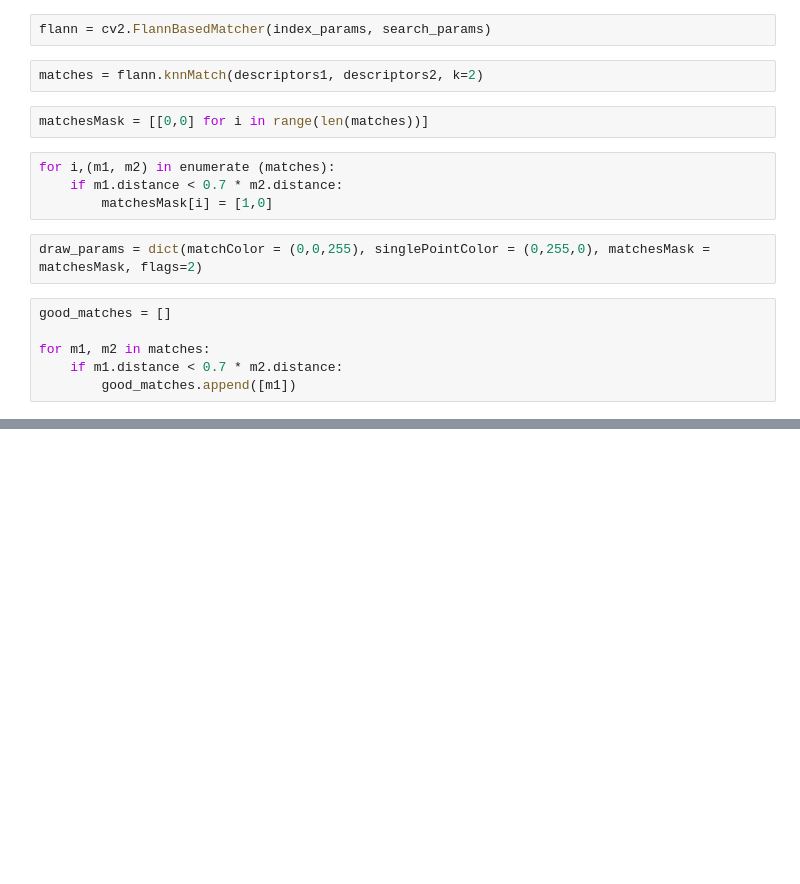
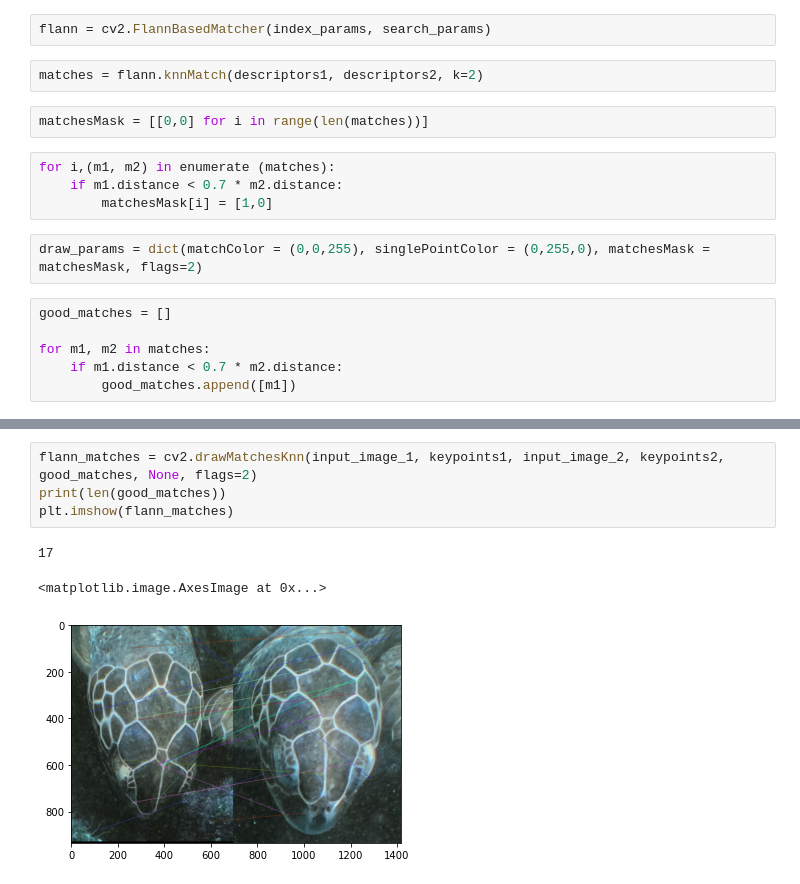
Before and after one commit to UFRJ-Analytica/hacking-rio-2022-time-1, a Jupyter notebook: notebooks/face_recognition/sift.ipynb, the cells around one changed output, grey strips where cells are left out. Saved outputs shown, nothing was run; the diff lists cells and outputs as text; blank space fills up the shorter version.

```diff
--- a/notebooks/face_recognition/sift.ipynb
+++ b/notebooks/face_recognition/sift.ipynb
@@ -56,0 +69,8 @@ plt.imshow(flann_matches)
+# %%
+flann_matches = cv2.drawMatchesKnn(input_image_1, keypoints1, input_image_2, keypoints2, good_matches, None, flags=2)
+print(len(good_matches))
+plt.imshow(flann_matches)
+# %% [output]
+17
+<matplotlib.image.AxesImage at 0x...>
+[figure, added]
```
Also changed, not shown: parts of 7 cells of this notebook, 4 other files.
